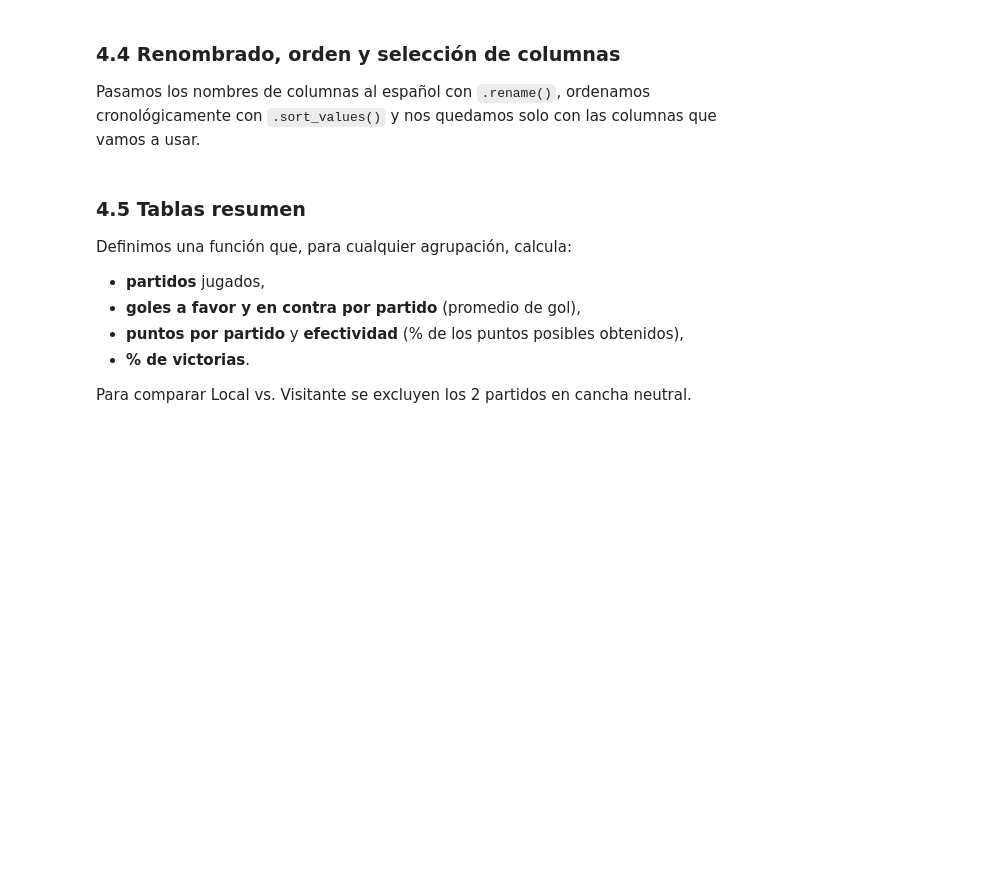
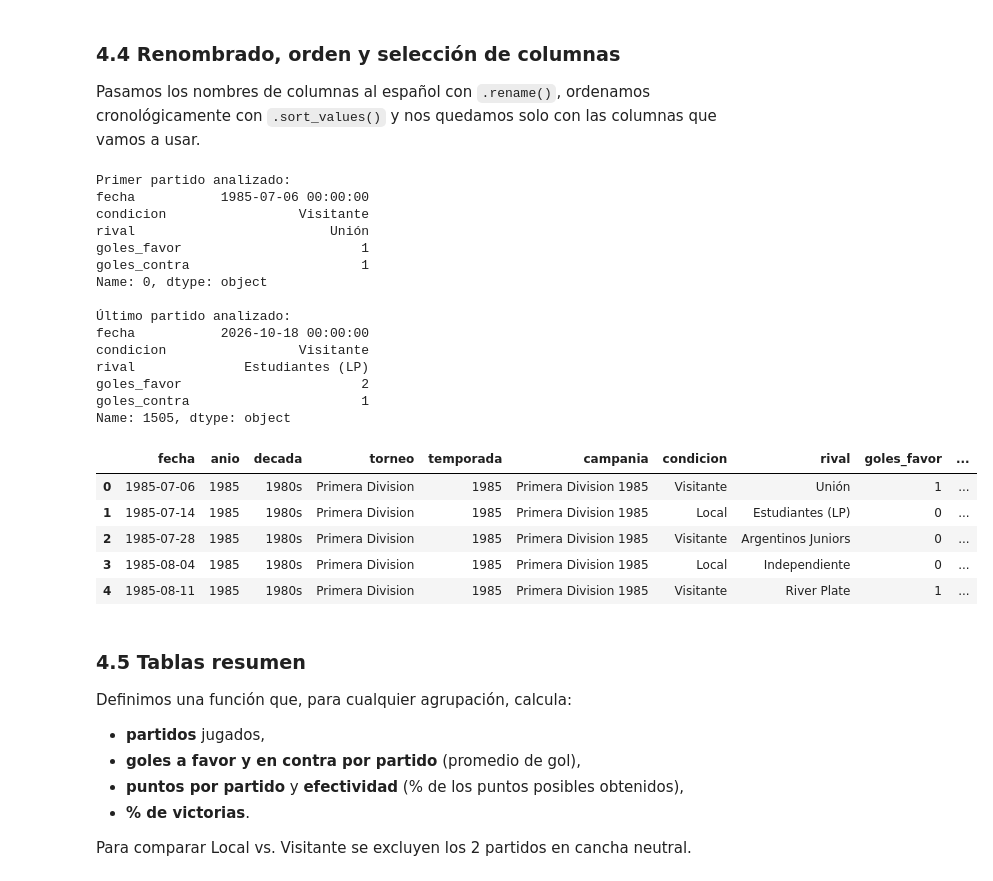
Before and after one commit to TobiasAcosta75/Analisis-san-lorenzo, a Jupyter notebook: Data.ipynb, the cells around one changed output. Saved outputs shown, nothing was run; the diff lists cells and outputs as text; code cells hidden in the pictures; blank space fills up the shorter version.

```diff
--- a/Data.ipynb
+++ b/Data.ipynb
@@ -339,22 +416,43 @@ Pasamos los nombres de columnas al español con `.rename()`, ordenamos cronológ
 # %%
 df_sl = df_sl.rename(columns={
     "date": "fecha",
     "tournament": "torneo",
     "season": "temporada",
-    "venue": "estadio",
 })
 
 columnas = ["fecha", "anio", "decada", "torneo", "temporada", "campania", "condicion", "rival",
-            "goles_favor", "goles_contra", "resultado", "puntos", "campeon", "estadio"]
+            "goles_favor", "goles_contra", "resultado", "puntos", "campeon"]
 df_sl = df_sl[columnas].sort_values("fecha").reset_index(drop=True)
 
 # Primer y último partido del período, con .iloc
 print("Primer partido analizado:")
 print(df_sl.iloc[0][["fecha", "condicion", "rival", "goles_favor", "goles_contra"]])
 print("\nÚltimo partido analizado:")
 print(df_sl.iloc[-1][["fecha", "condicion", "rival", "goles_favor", "goles_contra"]])
 
 display(df_sl.head())
+# %% [output]
+Primer partido analizado:
+fecha           1985-07-06 00:00:00
+condicion                 Visitante
+rival                         Unión
+goles_favor                       1
+goles_contra                      1
+Name: 0, dtype: object
+
+Último partido analizado:
+fecha           2026-10-18 00:00:00
+condicion                 Visitante
+rival              Estudiantes (LP)
+goles_favor                       2
+goles_contra                      1
+Name: 1505, dtype: object
+|  | fecha | anio | decada | torneo | temporada | campania | condicion | rival | goles_favor | ... |
+| 0 | 1985-07-06 | 1985 | 1980s | Primera Division | 1985 | Primera Division 1985 | Visitante | Unión | 1 | ... |
+| 1 | 1985-07-14 | 1985 | 1980s | Primera Division | 1985 | Primera Division 1985 | Local | Estudiantes (LP) | 0 | ... |
+| 2 | 1985-07-28 | 1985 | 1980s | Primera Division | 1985 | Primera Division 1985 | Visitante | Argentinos Juniors | 0 | ... |
+| 3 | 1985-08-04 | 1985 | 1980s | Primera Division | 1985 | Primera Division 1985 | Local | Independiente | 0 | ... |
+| 4 | 1985-08-11 | 1985 | 1980s | Primera Division | 1985 | Primera Division 1985 | Visitante | River Plate | 1 | ... |
 # %% [markdown]
 ### 4.5 Tablas resumen
 Definimos una función que, para cualquier agrupación, calcula:
```
Also changed, not shown: parts of 18 cells of this notebook.
